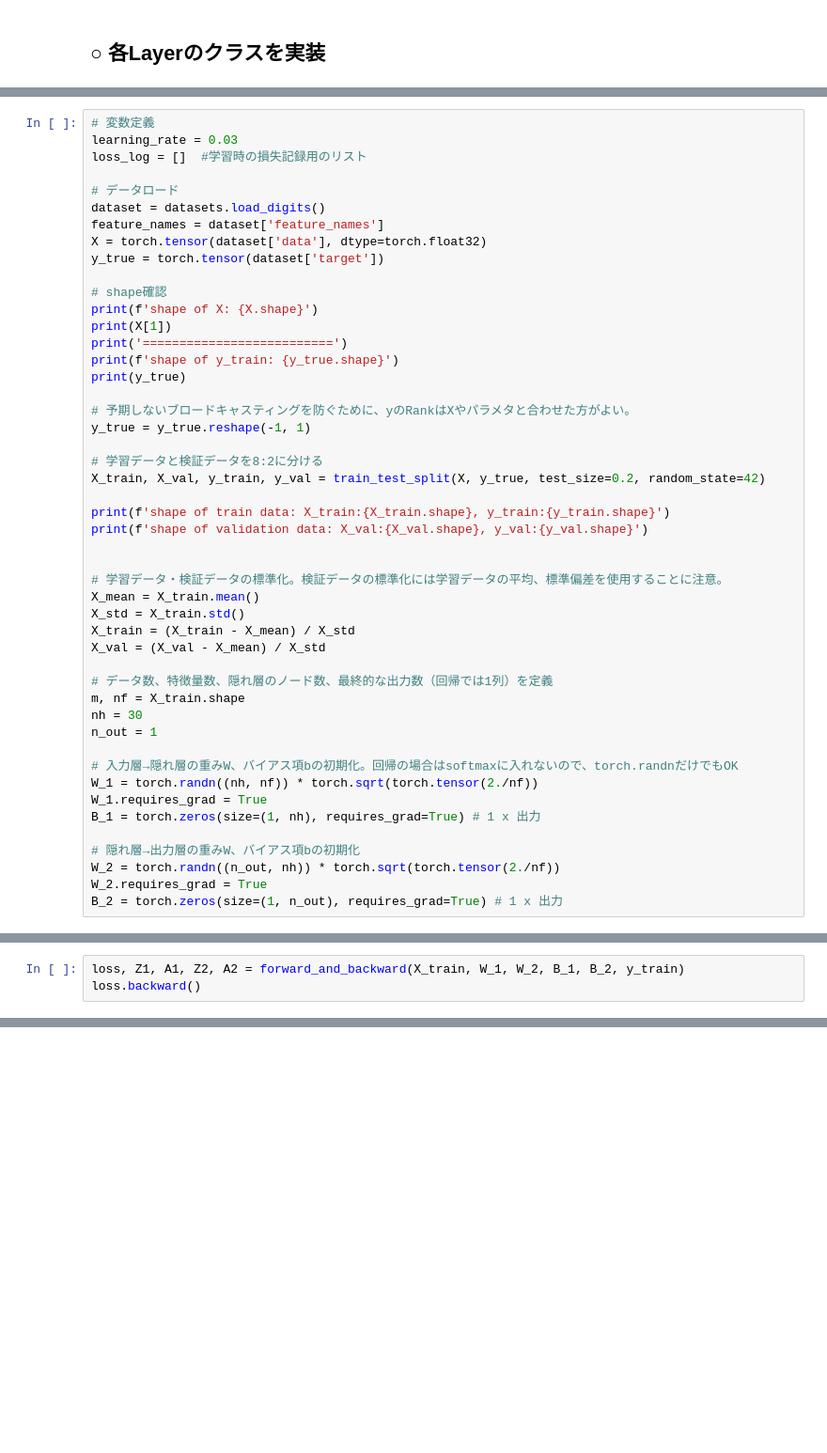
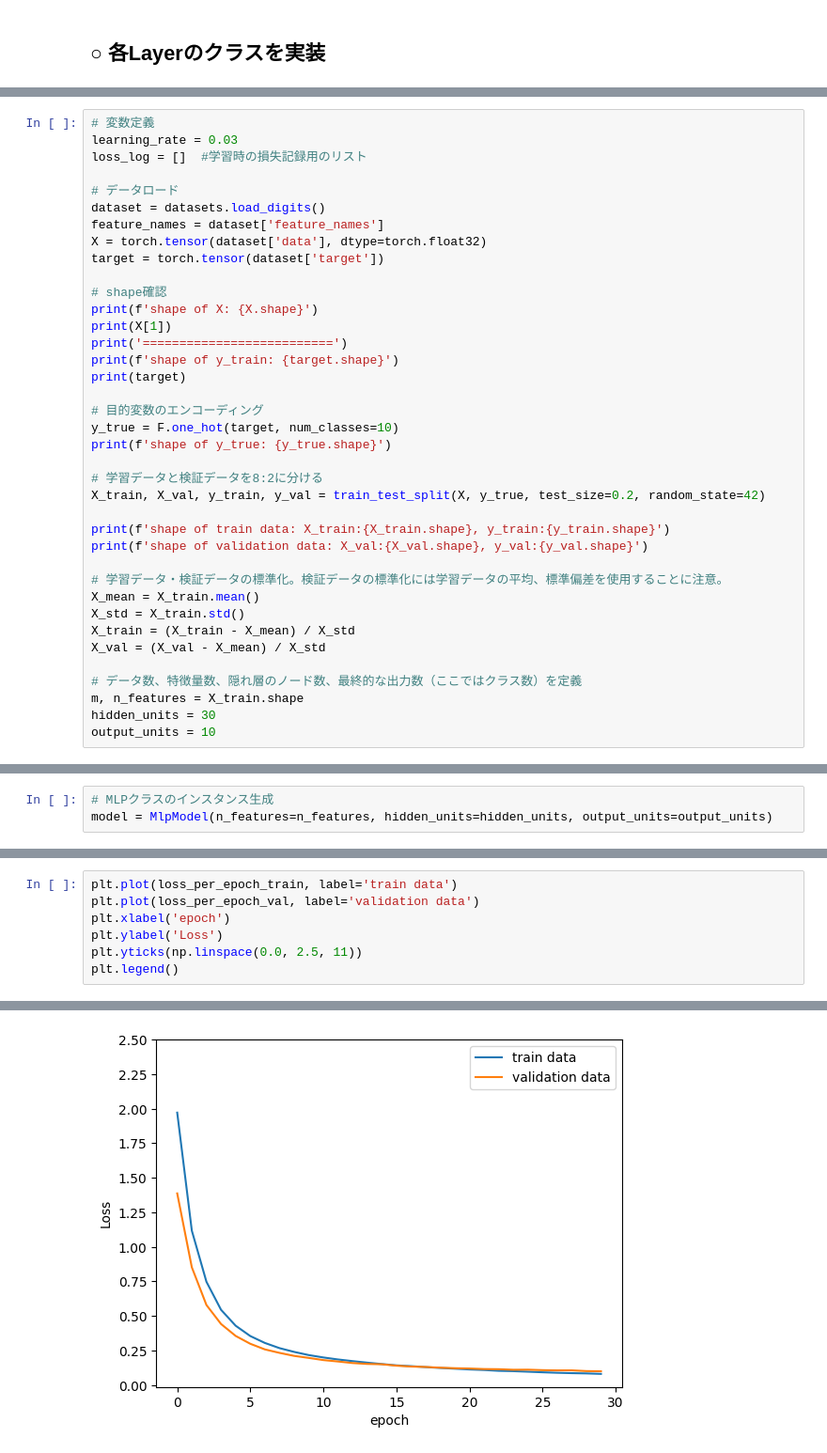
Before and after one commit to Mr-Garlic-Shrimp/TIL, a Jupyter notebook: Machine_Learning/Deep_Learning/DL_notebook-9_Refactoring_MLP.ipynb, the cells around one changed output, grey strips where cells are left out. Shown at 94% size. Cells and saved outputs as stored; diff of their text form; blank space fills up the shorter version.

```diff
--- a/Machine_Learning/Deep_Learning/DL_notebook-9_Refactoring_MLP.ipynb
+++ b/Machine_Learning/Deep_Learning/DL_notebook-9_Refactoring_MLP.ipynb
@@ -252,17 +155,18 @@ loss_log = []  #学習時の損失記録用のリスト
 dataset = datasets.load_digits()
 feature_names = dataset['feature_names']
 X = torch.tensor(dataset['data'], dtype=torch.float32)
-y_true = torch.tensor(dataset['target'])
+target = torch.tensor(dataset['target'])
 
 # shape確認
 print(f'shape of X: {X.shape}')
 print(X[1])
 print('==========================')
-print(f'shape of y_train: {y_true.shape}')
-print(y_true)
+print(f'shape of y_train: {target.shape}')
+print(target)
 
-# 予期しないブロードキャスティングを防ぐために、yのRankはXやパラメタと合わせた方がよい。
-y_true = y_true.reshape(-1, 1)
+# 目的変数のエンコーディング
+y_true = F.one_hot(target, num_classes=10)
+print(f'shape of y_true: {y_true.shape}')
 
 # 学習データと検証データを8:2に分ける
 X_train, X_val, y_train, y_val = train_test_split(X, y_true, test_size=0.2, random_state=42)
@@ -270,27 +174,16 @@ X_train, X_val, y_train, y_val = train_test_split(X, y_true, test_size=0.2, rand
 print(f'shape of train data: X_train:{X_train.shape}, y_train:{y_train.shape}')
 print(f'shape of validation data: X_val:{X_val.shape}, y_val:{y_val.shape}')
 
-
 # 学習データ・検証データの標準化。検証データの標準化には学習データの平均、標準偏差を使用することに注意。
 X_mean = X_train.mean()
 X_std = X_train.std()
 X_train = (X_train - X_mean) / X_std
 X_val = (X_val - X_mean) / X_std
 
-# データ数、特徴量数、隠れ層のノード数、最終的な出力数（回帰では1列）を定義
-m, nf = X_train.shape
-nh = 30
-n_out = 1
-
-# 入力層→隠れ層の重みW、バイアス項bの初期化。回帰の場合はsoftmaxに入れないので、torch.randnだけでもOK
-W_1 = torch.randn((nh, nf)) * torch.sqrt(torch.tensor(2./nf))
-W_1.requires_grad = True
-B_1 = torch.zeros(size=(1, nh), requires_grad=True) # 1 x 出力
-
-# 隠れ層→出力層の重みW、バイアス項bの初期化
-W_2 = torch.randn((n_out, nh)) * torch.sqrt(torch.tensor(2./nf))
-W_2.requires_grad = True
-B_2 = torch.zeros(size=(1, n_out), requires_grad=True) # 1 x 出力
+# データ数、特徴量数、隠れ層のノード数、最終的な出力数（ここではクラス数）を定義
+m, n_features = X_train.shape
+hidden_units = 30
+output_units = 10
 # %% [output]
 shape of X: torch.Size([1797, 64])
 tensor([ 0.,  0.,  0., 12., 13.,  5.,  0.,  0.,  0.,  0.,  0., 11., 16.,  9.,
@@ -343,3 +199,0 @@ torch.Size([1437, 1])
-# %%
-loss, Z1, A1, Z2, A2 = forward_and_backward(X_train, W_1, W_2, B_1, B_2, y_train)
-loss.backward()
@@ -370,0 +200,3 @@ autogradの結果と等しいことが分かる。
+# %%
+# MLPクラスのインスタンス生成
+model = MlpModel(n_features=n_features, hidden_units=hidden_units, output_units=output_units)
@@ -370,0 +291,8 @@ autogradの結果と等しいことが分かる。
+# %%
+plt.plot(loss_per_epoch_train, label='train data')
+plt.plot(loss_per_epoch_val, label='validation data')
+plt.xlabel('epoch')
+plt.ylabel('Loss')
+plt.yticks(np.linspace(0.0, 2.5, 11))
+plt.legend()
+# %% [output]
@@ -370,0 +300 @@ autogradの結果と等しいことが分かる。
+[figure, added]
```
Also changed, not shown: parts of 27 cells of this notebook, 1 other file.
